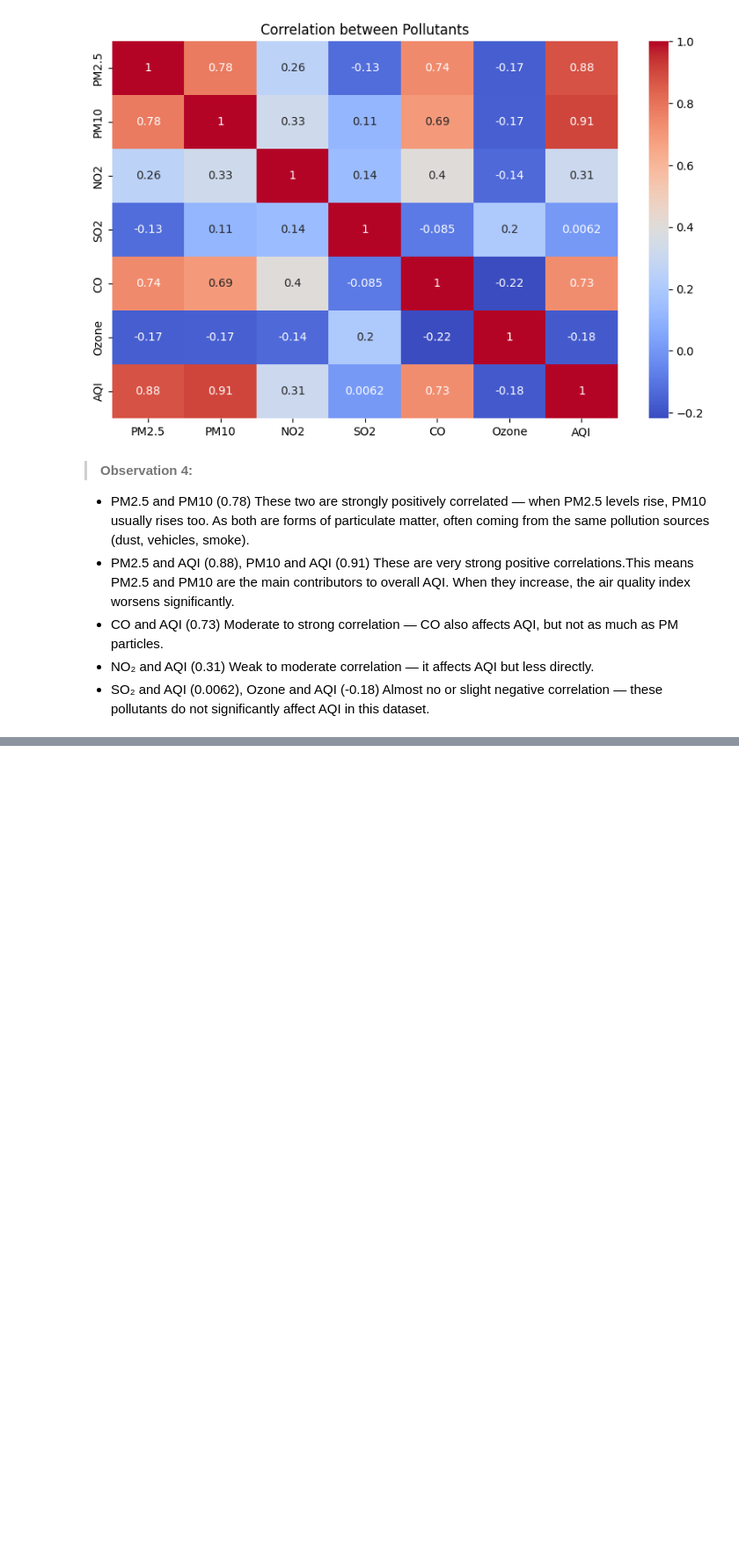
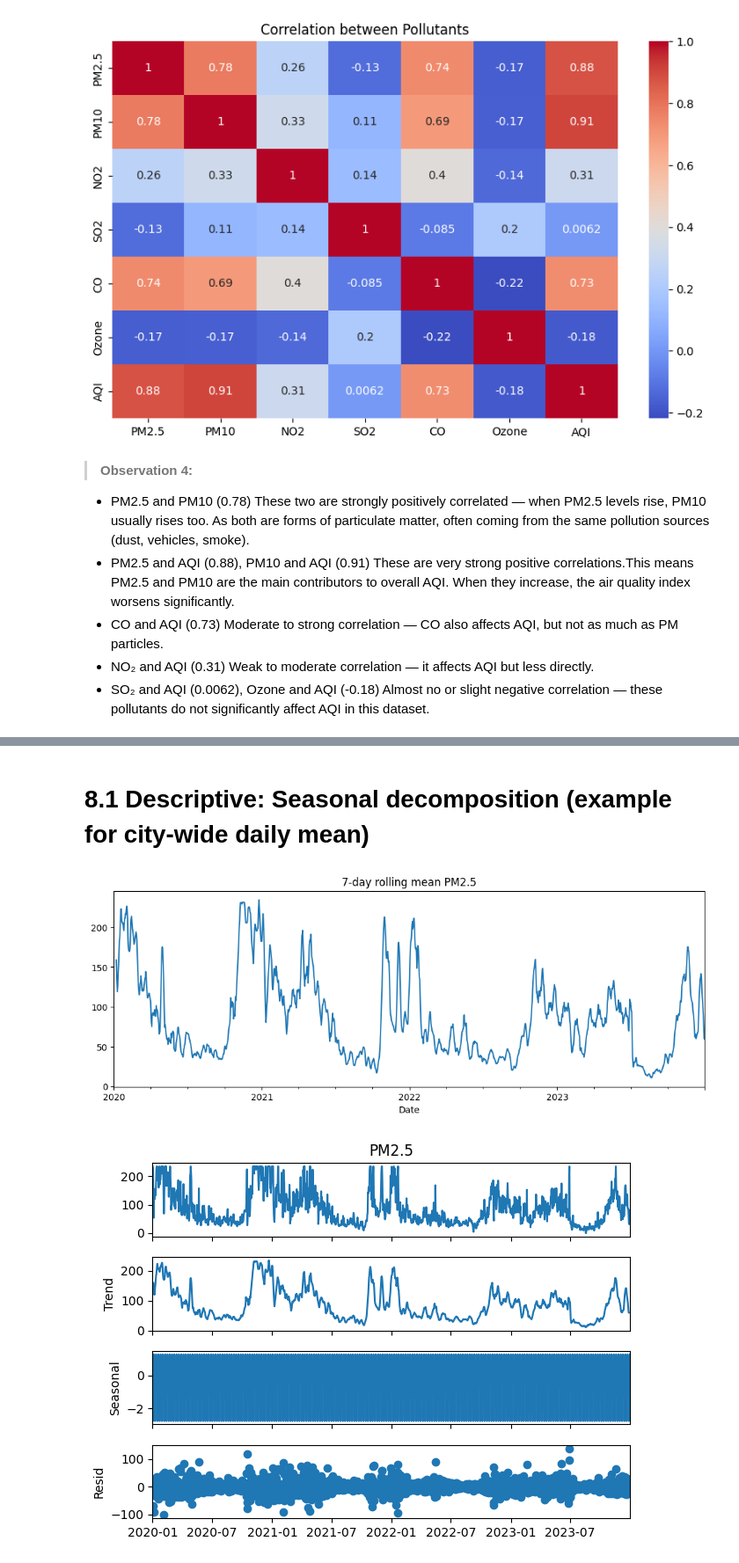
Before and after one commit to codeit-ronit/-Delhi-Air-Quality-Pollution-Trends, a Jupyter notebook: model.ipynb, the cells around one changed output, grey strips where cells are left out. Shown at 88% size. Saved outputs shown, nothing was run; the diff lists cells and outputs as text; code cells hidden in the pictures; blank space fills up the shorter version.

```diff
--- a/model.ipynb
+++ b/model.ipynb
@@ -340,0 +479,17 @@ Almost no or slight negative correlation — these pollutants do not significant
+# %% [markdown]
+# 8.1 Descriptive: Seasonal decomposition (example for city-wide daily mean)
+# %%
+# daily mean timeseries
+daily = df.groupby('Date')[['PM2.5','AQI']].mean().reset_index().set_index('Date')
+daily['PM2.5'].rolling(7).mean().plot(figsize=(12,4), title='7-day rolling mean PM2.5'); plt.show()
+
+# seasonal_decompose
+from statsmodels.tsa.seasonal import seasonal_decompose
+res = seasonal_decompose(daily['PM2.5'].interpolate(), model='additive', period=7)
+res.plot(); plt.show()
+
+
+# df['Date'].min(), df['Date'].max(), df['Date'].nunique()
+# %% [output]
+[figure, added]
+[figure, added]
```
Also changed, not shown: parts of 21 cells of this notebook, 1 other file.
